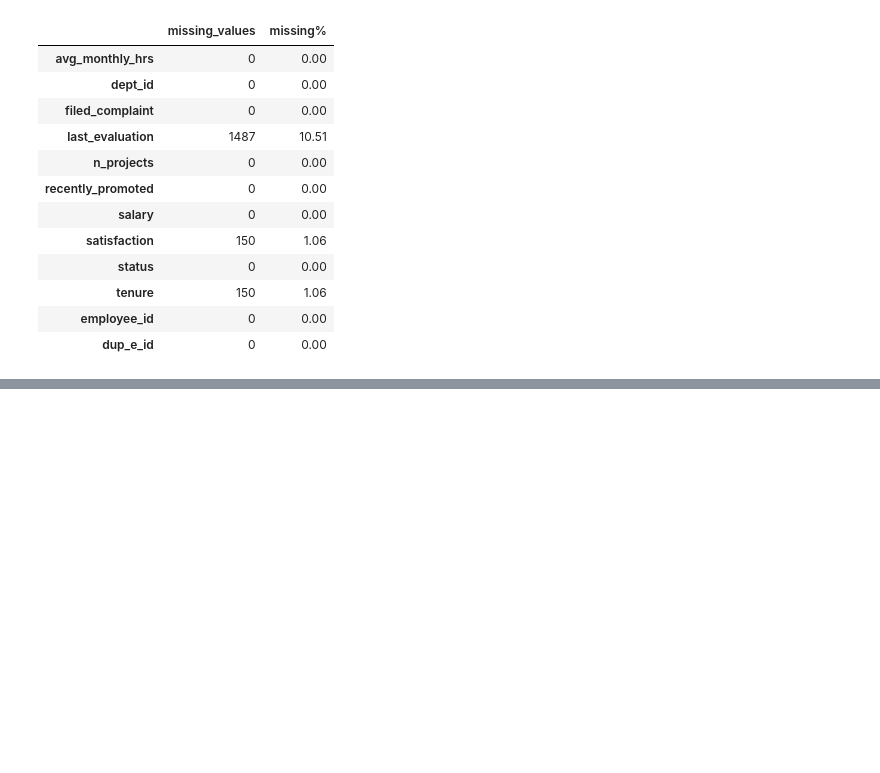
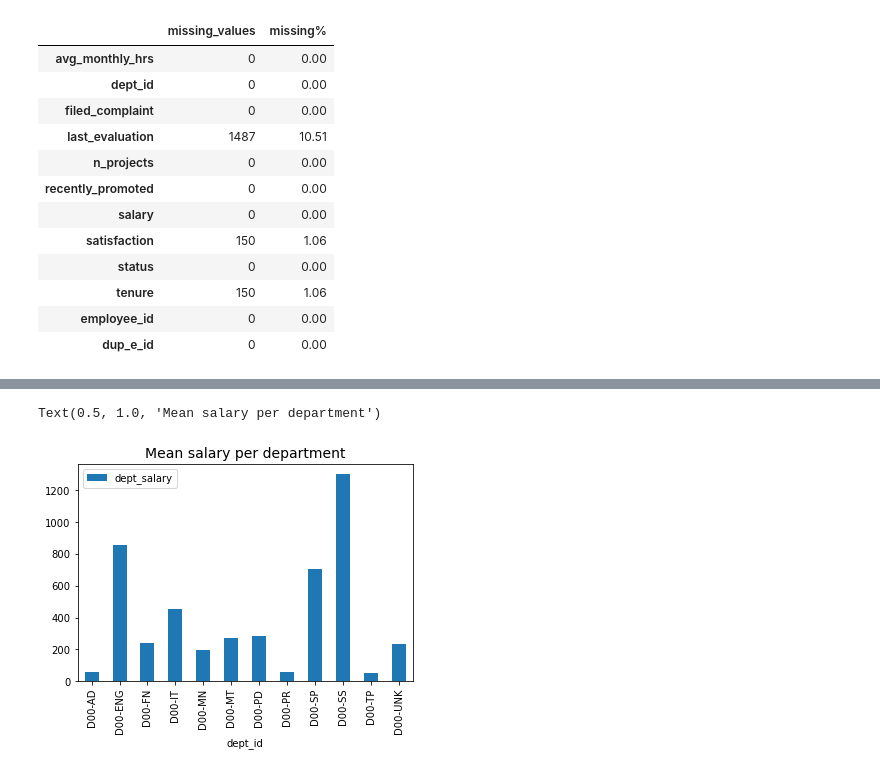
Before and after one commit to rupkohli/hr_advisories, a Jupyter notebook: 02_insaid_project_HR.ipynb, the cells around one changed output, grey strips where cells are left out. Cells and saved outputs as stored; diff of their text form; code cells hidden in the pictures; blank space fills up the shorter version.

```diff
--- a/02_insaid_project_HR.ipynb
+++ b/02_insaid_project_HR.ipynb
@@ -617,0 +733,6 @@ employee_data[employee_data['department']=='D00-TP'] #drop 'department']=='D00-T
+# %%
+salary_per_dept.groupby(['dept_id']).mean().plot(kind='bar');
+plt.title("Mean salary per department",  fontsize=14)
+# %% [output]
+Text(0.5, 1.0, 'Mean salary per department')
+[figure, added]
```
Also changed, not shown: parts of 28 cells of this notebook.
